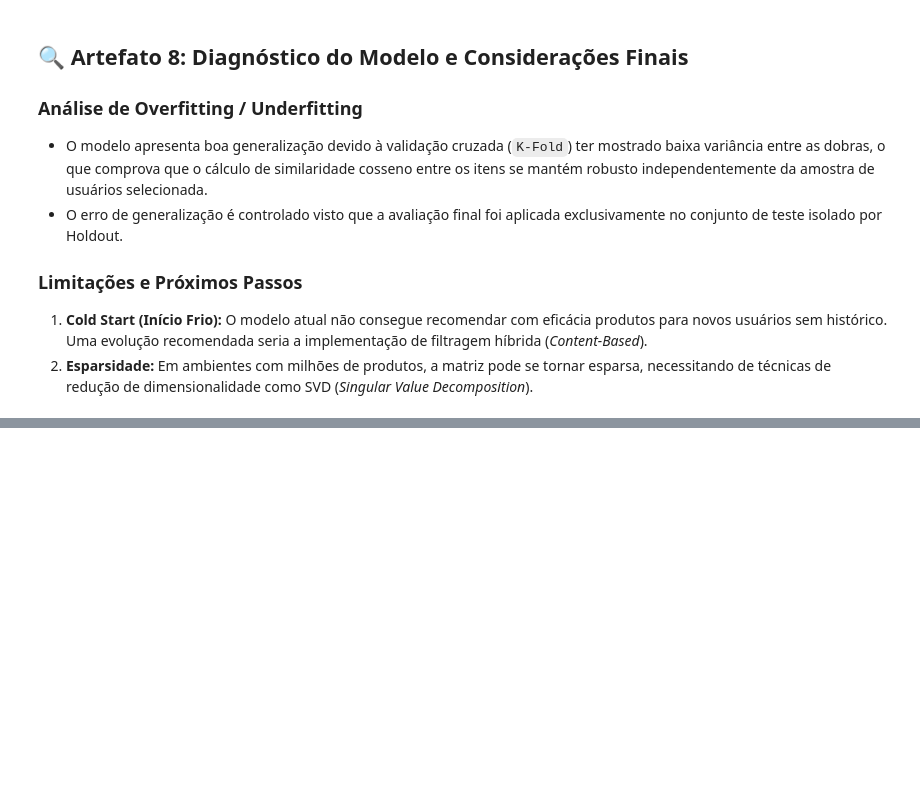
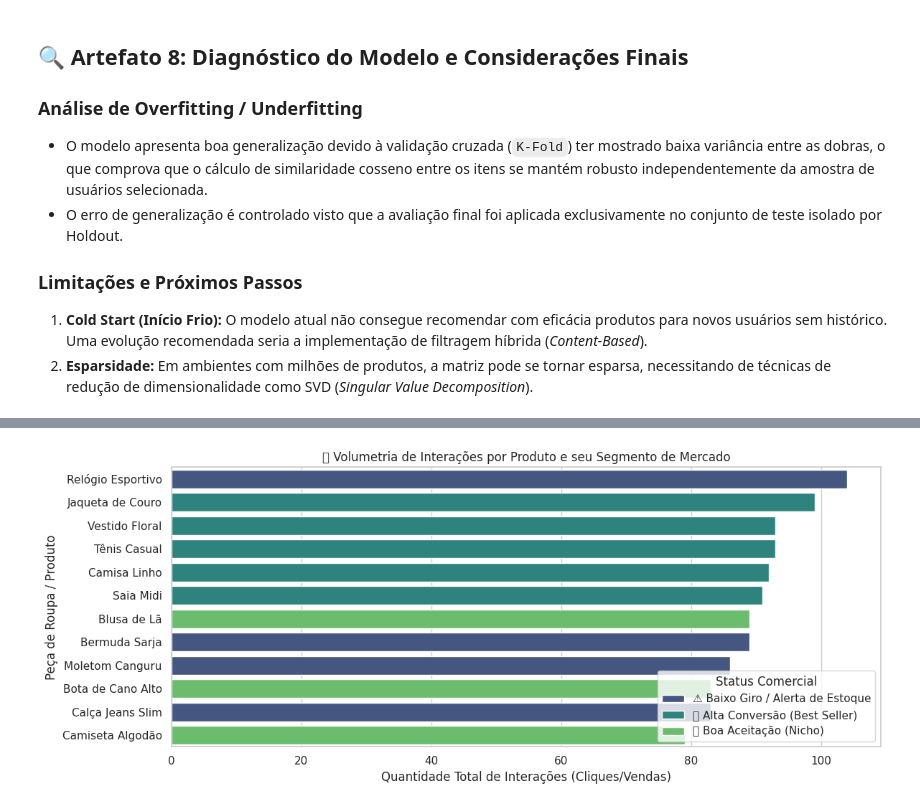
Before and after one commit to miguelpoquini-eng/N1-BCC-MACHINE-LEARNING-, a Jupyter notebook: Untitled4.ipynb, the cells around one changed output, grey strips where cells are left out. Drawn from its saved outputs; the diff is of its cells as text; code cells hidden in the pictures; blank space fills up the shorter version.

```diff
--- a/Untitled4.ipynb
+++ b/Untitled4.ipynb
@@ -248,0 +252,20 @@ Não Relevante       0.58      1.00      0.73       209
+# %%
+# Calculando métricas de performance para cada produto
+performance_produtos = df_interacoes.groupby("produto").agg(
+    nota_media=("score_interesse", "mean"),
+    total_interacoes=("usuario", "count")
+).reset_index()
+
+# Criando uma regra de segmentação de mercado (High, Medium, Low Engagement)
+def segmentar_produto(row):
+    if row["total_interacoes"] > performance_produtos["total_interacoes"].median() and row["nota_media"] >= 3.0:
+        return "🔥 Alta Conversão (Best Seller)"
+    elif row["nota_media"] >= 3.0:
+        return "⭐ Boa Aceitação (Nicho)"
+    else:
+        return "⚠️ Baixo Giro / Alerta de Estoque"
+
+performance_produtos["segmento_comercial"] = performance_produtos.apply(segmentar_produto, axis=1)
+
+print("📊 Relatório de Segmentação Comercial do Catálogo:")
+display(performance_produtos.sort_values(by="nota_media", ascending=False))
@@ -249 +325,23 @@ Não Relevante       0.58      1.00      0.73       209
+# %%
+plt.figure(figsize=(12, 5))
+# Ordenando os dados para o gráfico ficar esteticamente limpo
+dados_grafico = performance_produtos.sort_values(by="total_interacoes", ascending=False)
+
+sns.barplot(
+    x="total_interacoes",
+    y="produto",
+    data=dados_grafico,
+    hue="segmento_comercial",
+    palette="viridis",
+    dodge=False
+)
+
+plt.title("📦 Volumetria de Interações por Produto e seu Segmento de Mercado")
+plt.xlabel("Quantidade Total de Interações (Cliques/Vendas)")
+plt.ylabel("Peça de Roupa / Produto")
+plt.legend(title="Status Comercial", loc="lower right")
+plt.tight_layout()
+plt.show()
+# %% [output]
+[figure, added]
 # %% [markdown]
```
Also changed, not shown: parts of 5 cells of this notebook.
